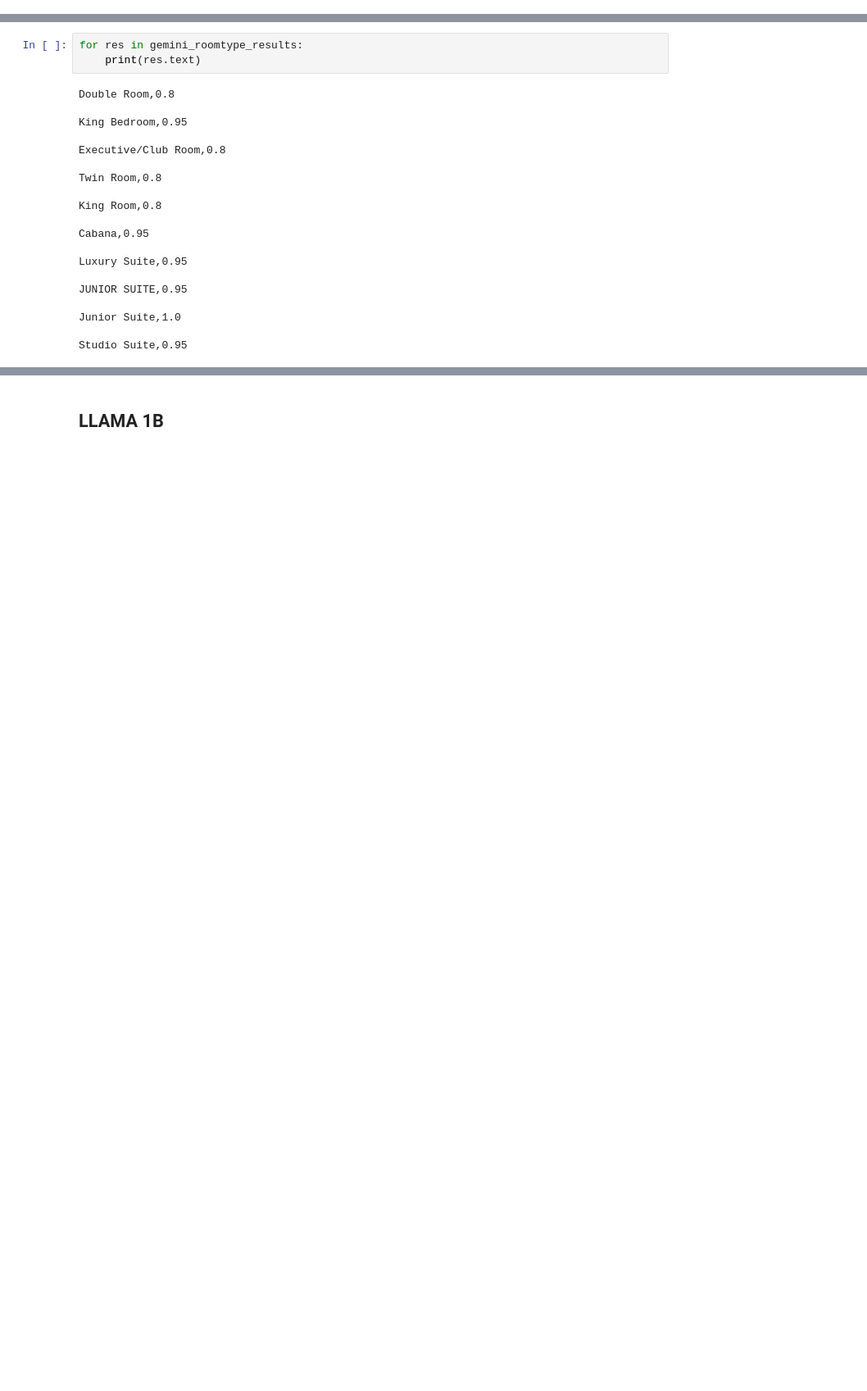
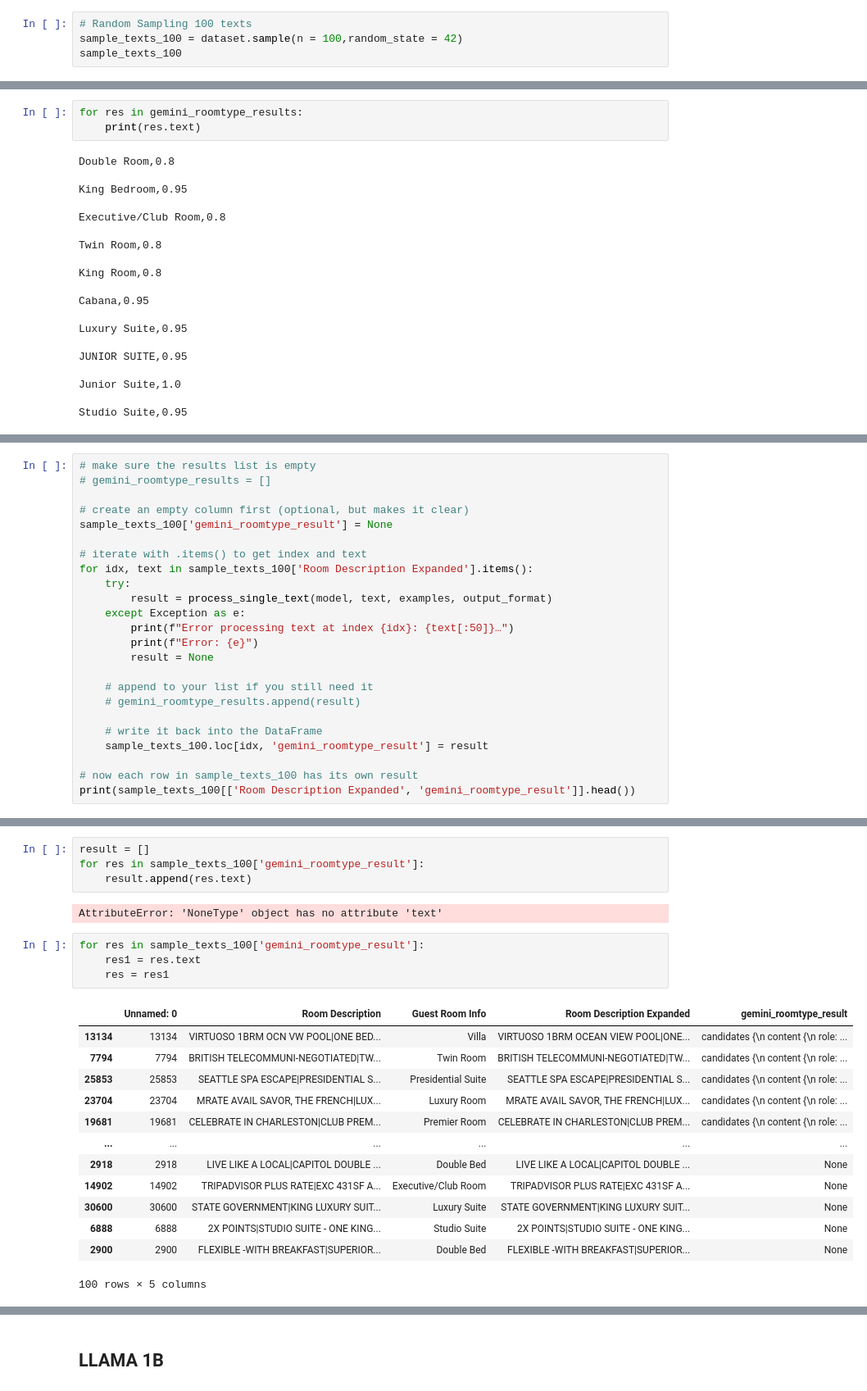
Before and after one commit to karthik1705/sabre_distiLLM_2025, a Jupyter notebook: final_codes/supervised_models.ipynb, the cells around one changed output, grey strips where cells are left out. Shown: that part at 82% size. Drawn from its saved outputs; the diff is of its cells as text; blank space fills up the shorter version.

```diff
--- a/final_codes/supervised_models.ipynb
+++ b/final_codes/supervised_models.ipynb
@@ -241,3 +242,7 @@ sample_texts = ['ADVANCE SAVER|2 DOUBLE BEDS STANDARD NON SMOKING IN THIS CONTEM
  'PARKING PACKAGE RATE|SELF PARKING, SEE RATE DETAILS, JUNIOR SUITE, 2 DOUBLE',
  'REGULAR RATE|FLEXIBLE RATE, JUNIOR SUITE, 1 KING, ALTERNATE BED: SOFA BED, SOFA BED',
  'CWT PROGRAM -HONORS DREAM AWAY|2 QUEEN BEDS STUDIO SUITE NONSMOKING HDTV/FREE WI-FI/ REFRIGERATOR/ MICROWAVE']
+# %%
+# Random Sampling 100 texts
+sample_texts_100 = dataset.sample(n = 100,random_state = 42)
+sample_texts_100
@@ -366,0 +516,24 @@ Studio Suite,0.95
+# %%
+# make sure the results list is empty
+# gemini_roomtype_results = []
+
+# create an empty column first (optional, but makes it clear)
+sample_texts_100['gemini_roomtype_result'] = None
+
+# iterate with .items() to get index and text
+for idx, text in sample_texts_100['Room Description Expanded'].items():
+    try:
+        result = process_single_text(model, text, examples, output_format)
+    except Exception as e:
+        print(f"Error processing text at index {idx}: {text[:50]}…")
+        print(f"Error: {e}")
+        result = None
+
+    # append to your list if you still need it
+    # gemini_roomtype_results.append(result)
+
+    # write it back into the DataFrame
+    sample_texts_100.loc[idx, 'gemini_roomtype_result'] = result
+
+# now each row in sample_texts_100 has its own result
+print(sample_texts_100[['Room Description Expanded', 'gemini_roomtype_result']].head())
@@ -366,0 +559,24 @@ Studio Suite,0.95
+# %%
+result = []
+for res in sample_texts_100['gemini_roomtype_result']:
+    result.append(res.text)
+# %% [output]
+AttributeError: 'NoneType' object has no attribute 'text'
+# %%
+for res in sample_texts_100['gemini_roomtype_result']:
+    res1 = res.text
+    res = res1
+# %% [output]
+|  | Unnamed: 0 | Room Description | Guest Room Info | Room Description Expanded | gemini_roomtype_result |
+| 13134 | 13134 | VIRTUOSO 1BRM OCN VW POOL|ONE BED... | Villa | VIRTUOSO 1BRM OCEAN VIEW POOL|ONE... | candidates {\n content {\n role: ... |
+| 7794 | 7794 | BRITISH TELECOMMUNI-NEGOTIATED|TW... | Twin Room | BRITISH TELECOMMUNI-NEGOTIATED|TW... | candidates {\n content {\n role: ... |
+| 25853 | 25853 | SEATTLE SPA ESCAPE|PRESIDENTIAL S... | Presidential Suite | SEATTLE SPA ESCAPE|PRESIDENTIAL S... | candidates {\n content {\n role: ... |
+| 23704 | 23704 | MRATE AVAIL SAVOR, THE FRENCH|LUX... | Luxury Room | MRATE AVAIL SAVOR, THE FRENCH|LUX... | candidates {\n content {\n role: ... |
+| 19681 | 19681 | CELEBRATE IN CHARLESTON|CLUB PREM... | Premier Room | CELEBRATE IN CHARLESTON|CLUB PREM... | candidates {\n content {\n role: ... |
+| ... | ... | ... | ... | ... | ... |
+| 2918 | 2918 | LIVE LIKE A LOCAL|CAPITOL DOUBLE ... | Double Bed | LIVE LIKE A LOCAL|CAPITOL DOUBLE ... | None |
+| 14902 | 14902 | TRIPADVISOR PLUS RATE|EXC 431SF A... | Executive/Club Room | TRIPADVISOR PLUS RATE|EXC 431SF A... | None |
+| 30600 | 30600 | STATE GOVERNMENT|KING LUXURY SUIT... | Luxury Suite | STATE GOVERNMENT|KING LUXURY SUIT... | None |
+| 6888 | 6888 | 2X POINTS|STUDIO SUITE - ONE KING... | Studio Suite | 2X POINTS|STUDIO SUITE - ONE KING... | None |
+| 2900 | 2900 | FLEXIBLE -WITH BREAKFAST|SUPERIOR... | Double Bed | FLEXIBLE -WITH BREAKFAST|SUPERIOR... | None |
+100 rows × 5 columns
```
Also changed, not shown: parts of 16 cells of this notebook.
